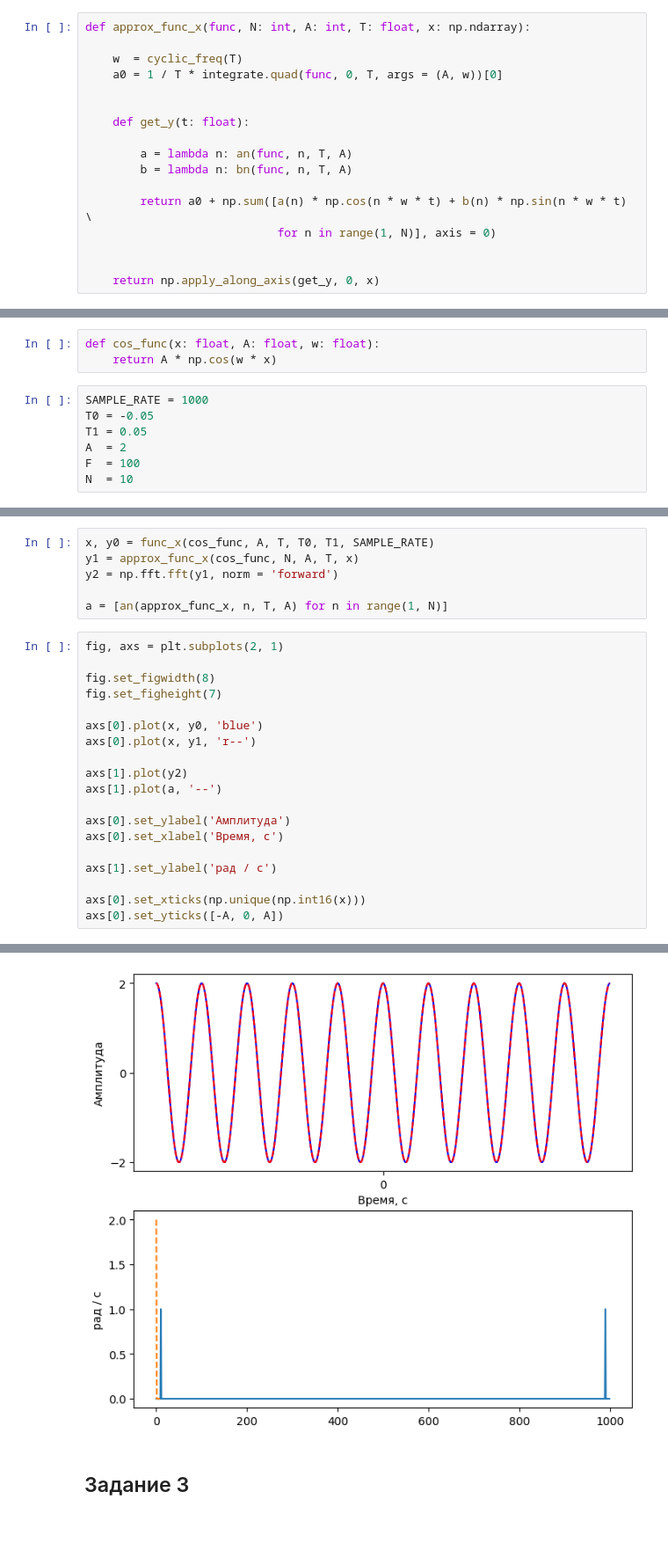
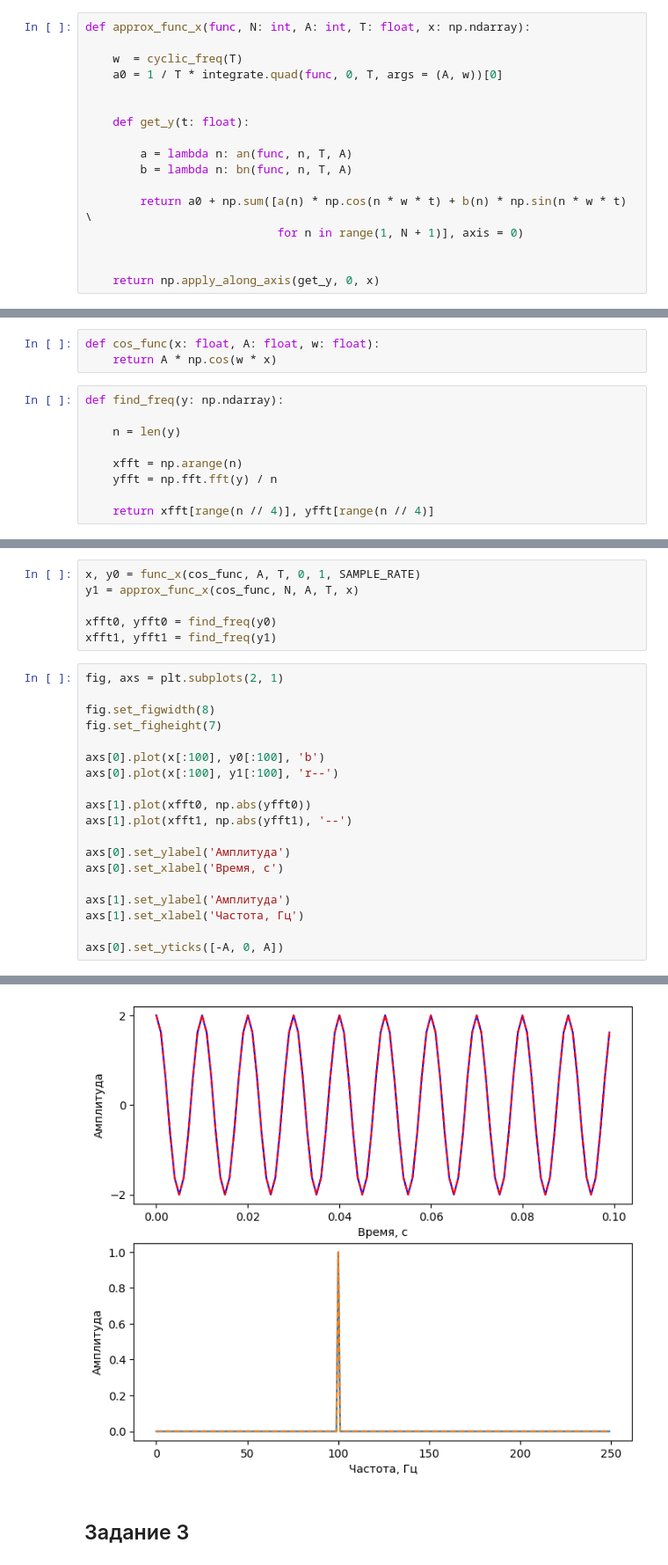
Before and after one commit to HerrPhoton/Digital-signal-processing, a Jupyter notebook: Lab1.ipynb, the cells around one changed output, grey strips where cells are left out. Shown at 88% size. Cells and saved outputs as stored; diff of their text form; blank space fills up the shorter version.

```diff
--- a/Lab1.ipynb
+++ b/Lab1.ipynb
@@ -53,7 +53,7 @@ def approx_func_x(func, N: int, A: int, T: float, x: np.ndarray):
         b = lambda n: bn(func, n, T, A)
 
         return a0 + np.sum([a(n) * np.cos(n * w * t) + b(n) * np.sin(n * w * t) \
-                            for n in range(1, N)], axis = 0)
+                            for n in range(1, N + 1)], axis = 0)
 
 
     return np.apply_along_axis(get_y, 0, x)
@@ -93,11 +87,13 @@ plt.show()
 # %%
 def cos_func(x: float, A: float, w: float):
     return A * np.cos(w * x)
-# %%
-SAMPLE_RATE = 1000
-T0 = -0.05
-T1 = 0.05
-A  = 2
-F  = 100
-N  = 10
+# %%
+def find_freq(y: np.ndarray):
+
+    n = len(y)
+
+    xfft = np.arange(n)
+    yfft = np.fft.fft(y) / n
+
+    return xfft[range(n // 4)], yfft[range(n // 4)]
 # %%
@@ -104,34 +101,34 @@ N  = 10
 T = period(F)
 w = cyclic_freq(T)
 # %%
-x, y0 = func_x(cos_func, A, T, T0, T1, SAMPLE_RATE)
+x, y0 = func_x(cos_func, A, T, 0, 1, SAMPLE_RATE)
 y1 = approx_func_x(cos_func, N, A, T, x)
-y2 = np.fft.fft(y1, norm = 'forward')
 
-a = [an(approx_func_x, n, T, A) for n in range(1, N)]
+xfft0, yfft0 = find_freq(y0)
+xfft1, yfft1 = find_freq(y1)
 # %%
 fig, axs = plt.subplots(2, 1)
 
 fig.set_figwidth(8)
 fig.set_figheight(7)
 
-axs[0].plot(x, y0, 'blue')
-axs[0].plot(x, y1, 'r--')
+axs[0].plot(x[:100], y0[:100], 'b')
+axs[0].plot(x[:100], y1[:100], 'r--')
 
-axs[1].plot(y2)
-axs[1].plot(a, '--')
+axs[1].plot(xfft0, np.abs(yfft0))
+axs[1].plot(xfft1, np.abs(yfft1), '--')
 
 axs[0].set_ylabel('Амплитуда')
 axs[0].set_xlabel('Время, с')
 
-axs[1].set_ylabel('рад / c')
+axs[1].set_ylabel('Амплитуда')
+axs[1].set_xlabel('Частота, Гц')
 
-axs[0].set_xticks(np.unique(np.int16(x)))
 axs[0].set_yticks([-A, 0, A])
 # %% [output]
 [<matplotlib.axis.YTick at 0x...>,
  <matplotlib.axis.YTick at 0x...>,
  <matplotlib.axis.YTick at 0x...>]
-[figure, old version]
+[figure, new version]
 # %% [markdown]
 ## Задание 3
```
Also changed, not shown: parts of 10 cells of this notebook.
